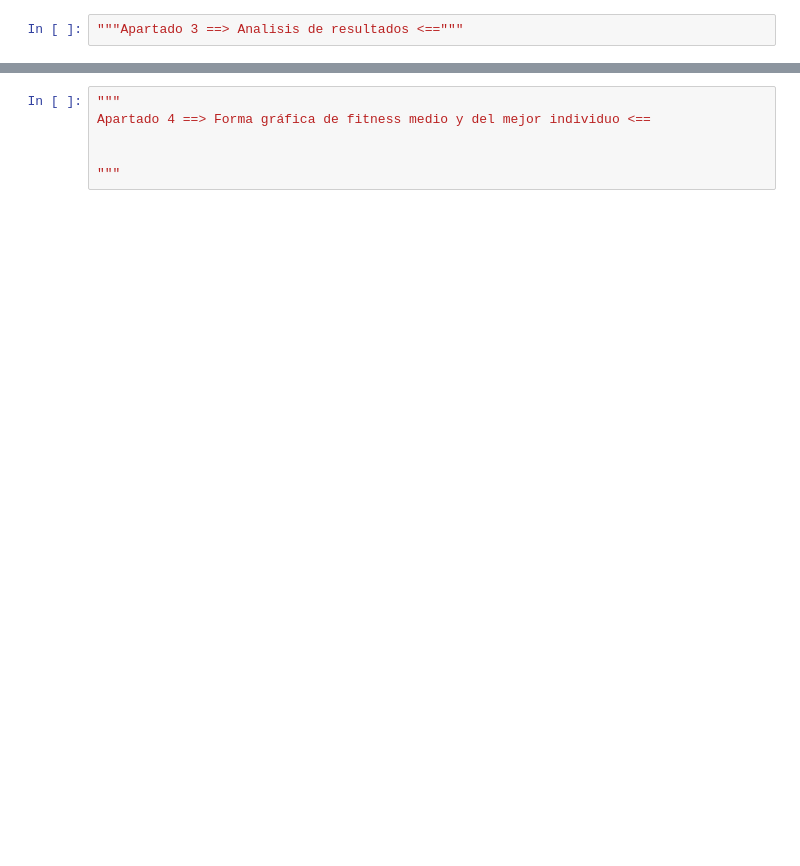
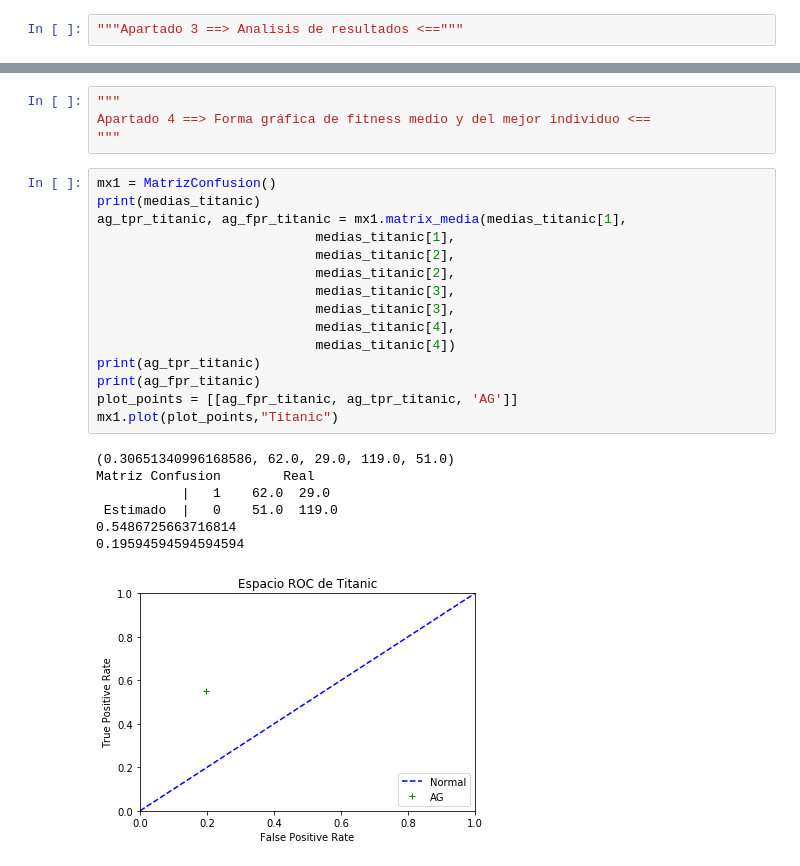
Before and after one commit to pelayo717/FAA_1462, a Jupyter notebook: P3/Notebook.ipynb, the cells around one changed output, grey strips where cells are left out. Drawn from its saved outputs; the diff is of its cells as text; blank space fills up the shorter version.

```diff
--- a/P3/Notebook.ipynb
+++ b/P3/Notebook.ipynb
@@ -238,6 +464,27 @@ Con ello, creemos que las tasas más aptas SON LAS DE ....
 # %%
 """
 Apartado 4 ==> Forma gráfica de fitness medio y del mejor individuo <==
-
-
 """
+# %%
+mx1 = MatrizConfusion()
+print(medias_titanic)
+ag_tpr_titanic, ag_fpr_titanic = mx1.matrix_media(medias_titanic[1],
+                            medias_titanic[1],
+                            medias_titanic[2],
+                            medias_titanic[2],
+                            medias_titanic[3],
+                            medias_titanic[3],
+                            medias_titanic[4],
+                            medias_titanic[4])
+print(ag_tpr_titanic)
+print(ag_fpr_titanic)
+plot_points = [[ag_fpr_titanic, ag_tpr_titanic, 'AG']]
+mx1.plot(plot_points,"Titanic")
+# %% [output]
+(0.30651340996168586, 62.0, 29.0, 119.0, 51.0)
+Matriz Confusion        Real
+           |   1    62.0  29.0
+ Estimado  |   0    51.0  119.0
+0.5486725663716814
+0.19594594594594594
+[figure, added]
```
Also changed, not shown: parts of 10 cells of this notebook, 9 other files.
